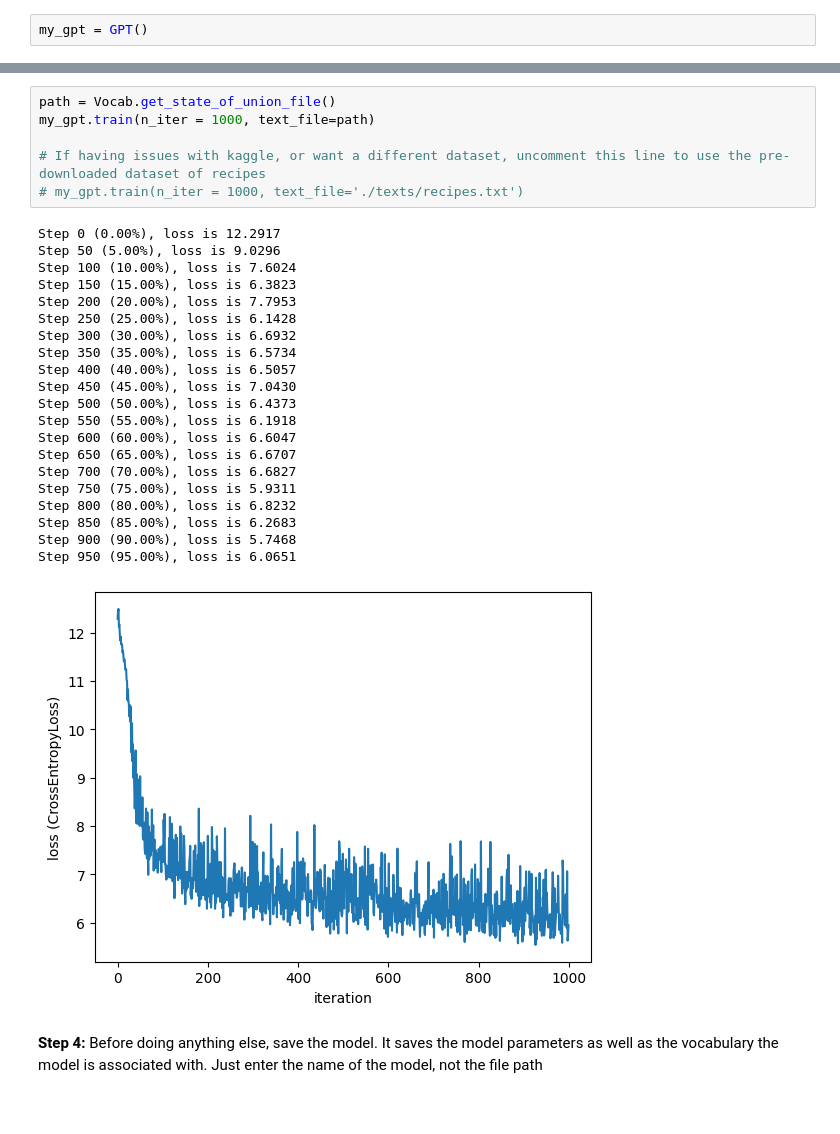
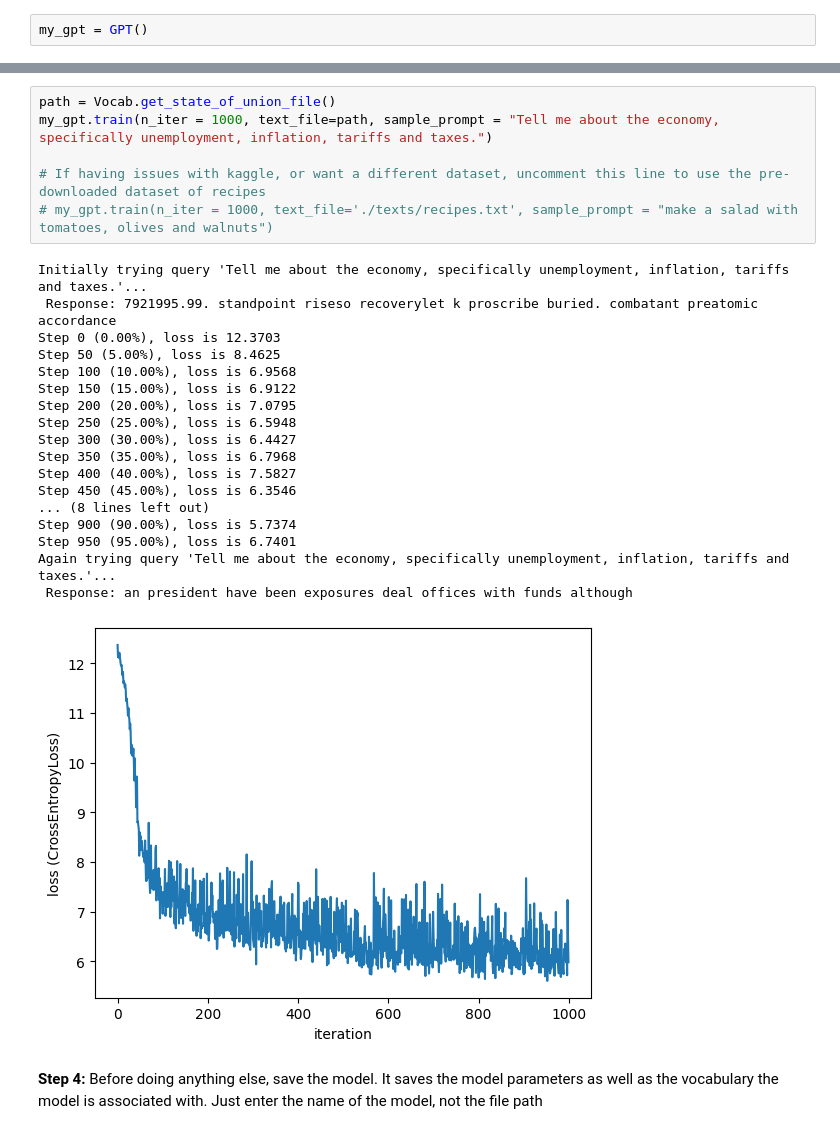
Before and after one commit to StoneA18/MATH498_GPT_v1, a Jupyter notebook: gpt_demo.ipynb, the cells around one changed output, grey strips where cells are left out. Drawn from its saved outputs; the diff is of its cells as text.

Commit message:
Updated sample text to state of union

```diff
--- a/gpt_demo.ipynb
+++ b/gpt_demo.ipynb
@@ -22,32 +23,29 @@ If ploting, observe the loss plot after the model is trained.
 There are two sample training examples below. One is for the pre-downloaded recipes text, the other will get a state of the union dataset from Kaggle and download it. Uncomment the one you want to use (or use both if you really want to)
 # %%
 path = Vocab.get_state_of_union_file()
-my_gpt.train(n_iter = 1000, text_file=path)
+my_gpt.train(n_iter = 1000, text_file=path, sample_prompt = "Tell me about the economy, specifically unemployment, inflation, tariffs and taxes.")
 
 # If having issues with kaggle, or want a different dataset, uncomment this line to use the pre-downloaded dataset of recipes
-# my_gpt.train(n_iter = 1000, text_file='./texts/recipes.txt')
+# my_gpt.train(n_iter = 1000, text_file='./texts/recipes.txt', sample_prompt = "make a salad with tomatoes, olives and walnuts")
 # %% [output]
-Step 0 (0.00%), loss is 12.2917
-Step 50 (5.00%), loss is 9.0296
-Step 100 (10.00%), loss is 7.6024
-Step 150 (15.00%), loss is 6.3823
-Step 200 (20.00%), loss is 7.7953
-Step 250 (25.00%), loss is 6.1428
-Step 300 (30.00%), loss is 6.6932
-Step 350 (35.00%), loss is 6.5734
-Step 400 (40.00%), loss is 6.5057
-Step 450 (45.00%), loss is 7.0430
-Step 500 (50.00%), loss is 6.4373
-Step 550 (55.00%), loss is 6.1918
-Step 600 (60.00%), loss is 6.6047
-Step 650 (65.00%), loss is 6.6707
-Step 700 (70.00%), loss is 6.6827
-Step 750 (75.00%), loss is 5.9311
-Step 800 (80.00%), loss is 6.8232
-Step 850 (85.00%), loss is 6.2683
-Step 900 (90.00%), loss is 5.7468
-Step 950 (95.00%), loss is 6.0651
+Initially trying query 'Tell me about the economy, specifically unemployment, inflation, tariffs and taxes.'...
+ Response: 7921995.99. standpoint riseso recoverylet k proscribe buried. combatant preatomic accordance
+Step 0 (0.00%), loss is 12.3703
+Step 50 (5.00%), loss is 8.4625
+Step 100 (10.00%), loss is 6.9568
+Step 150 (15.00%), loss is 6.9122
+Step 200 (20.00%), loss is 7.0795
+Step 250 (25.00%), loss is 6.5948
+Step 300 (30.00%), loss is 6.4427
+Step 350 (35.00%), loss is 6.7968
+Step 400 (40.00%), loss is 7.5827
+Step 450 (45.00%), loss is 6.3546
+... (8 lines left out)
+Step 900 (90.00%), loss is 5.7374
+Step 950 (95.00%), loss is 6.7401
+Again trying query 'Tell me about the economy, specifically unemployment, inflation, tariffs and taxes.'...
+ Response: an president have been exposures deal offices with funds although
-[figure, old version]
+[figure, new version]
 # %% [markdown]
 **Step 4:** Before doing anything else, save the model.
 It saves the model parameters as well as the vocabulary the model is associated with.
```
Also changed, not shown: parts of 2 cells of this notebook, 2 other files.
